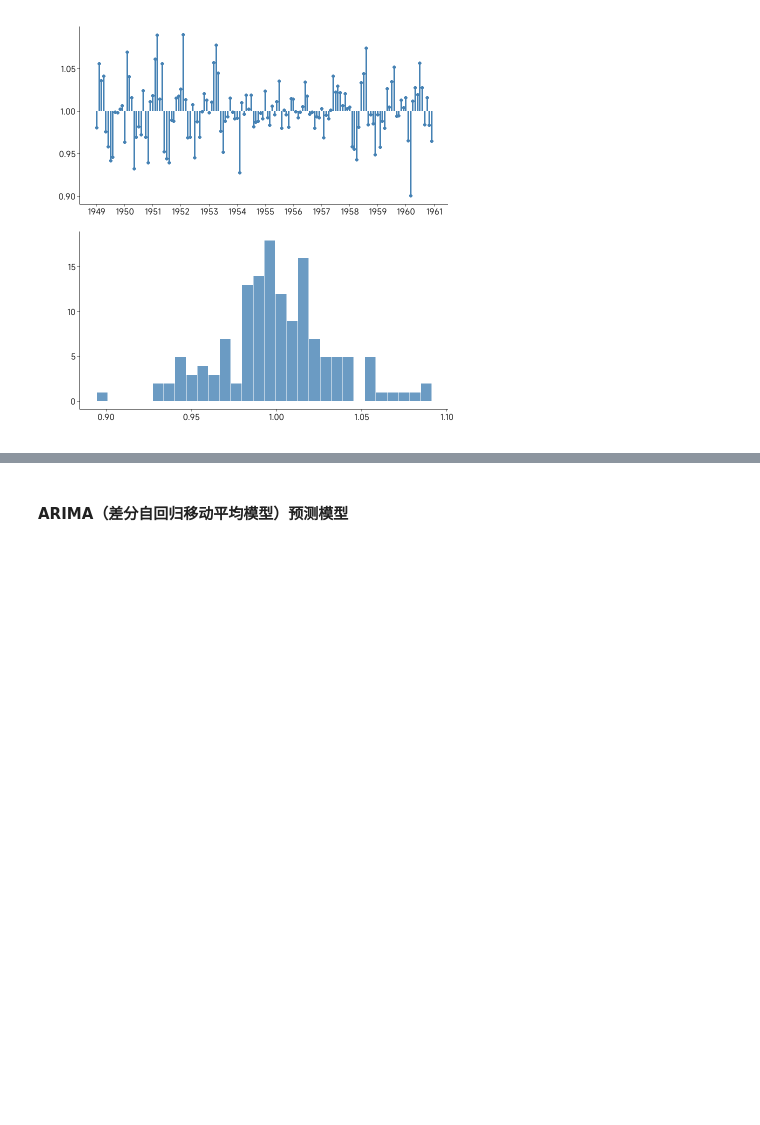
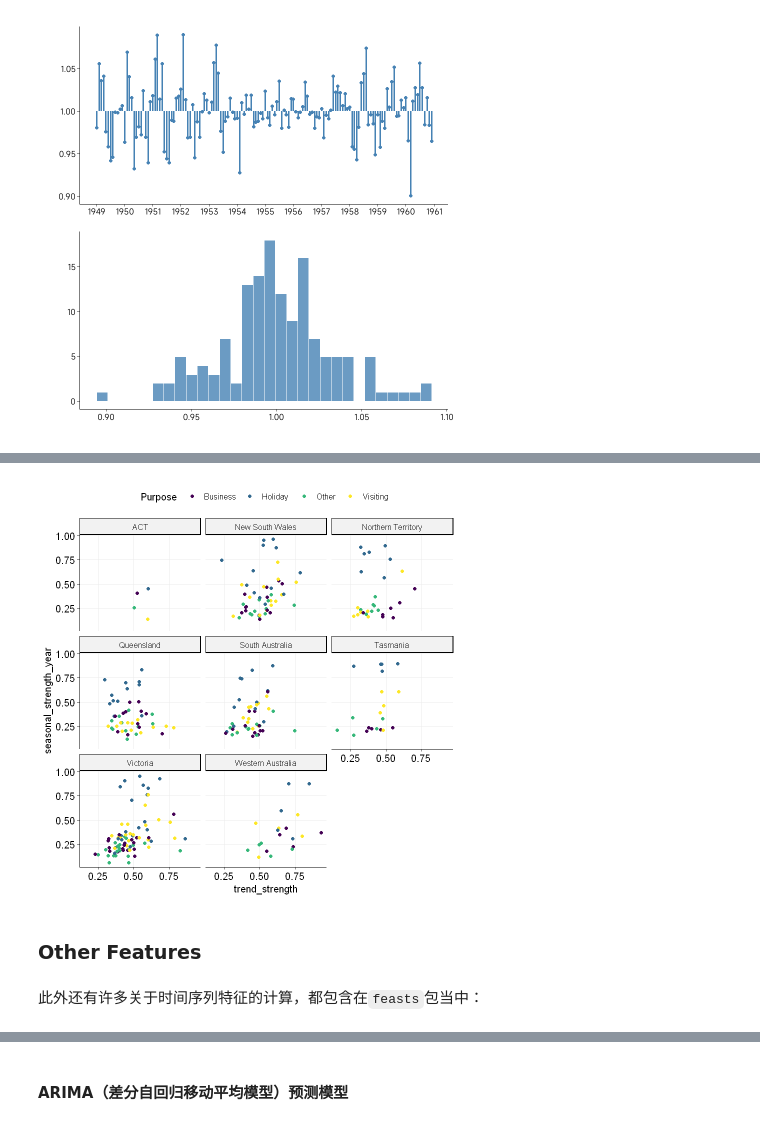
Before and after one commit to zhizhifan/Rtidyverse, a Jupyter notebook: 数据建模.ipynb, the cells around one changed output, grey strips where cells are left out. Drawn from its saved outputs; the diff is of its cells as text; code cells hidden in the pictures; blank space fills up the shorter version.

```diff
--- a/数据建模.ipynb
+++ b/数据建模.ipynb
@@ -1741,0 +1977,21 @@ p1/p2
+# %%
+tourism %>%
+  features(
+    Trips,
+    features = feat_stl
+  ) %>%
+  ggplot(aes(x = trend_strength, y = seasonal_strength_year,
+             col = Purpose)) +
+  geom_point() +
+  scale_color_viridis_d() +
+  facet_wrap(vars(State)) +
+  ggpubr::theme_pubr() +
+  theme(
+    panel.grid.major = element_line()
+  )
+# %% [output]
+[figure, added]
+# %% [markdown]
+### Other Features
+# %% [markdown]
+此外还有许多关于时间序列特征的计算，都包含在`feasts`包当中：
```
Also changed, not shown: parts of 57 cells of this notebook, 4 other files.
